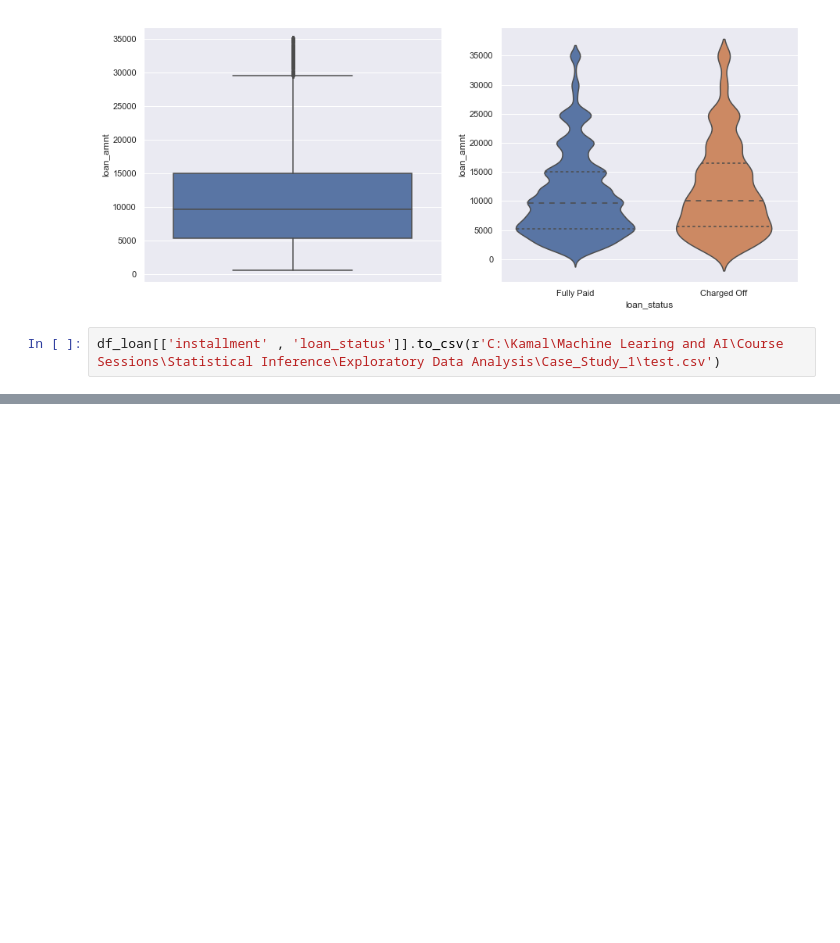
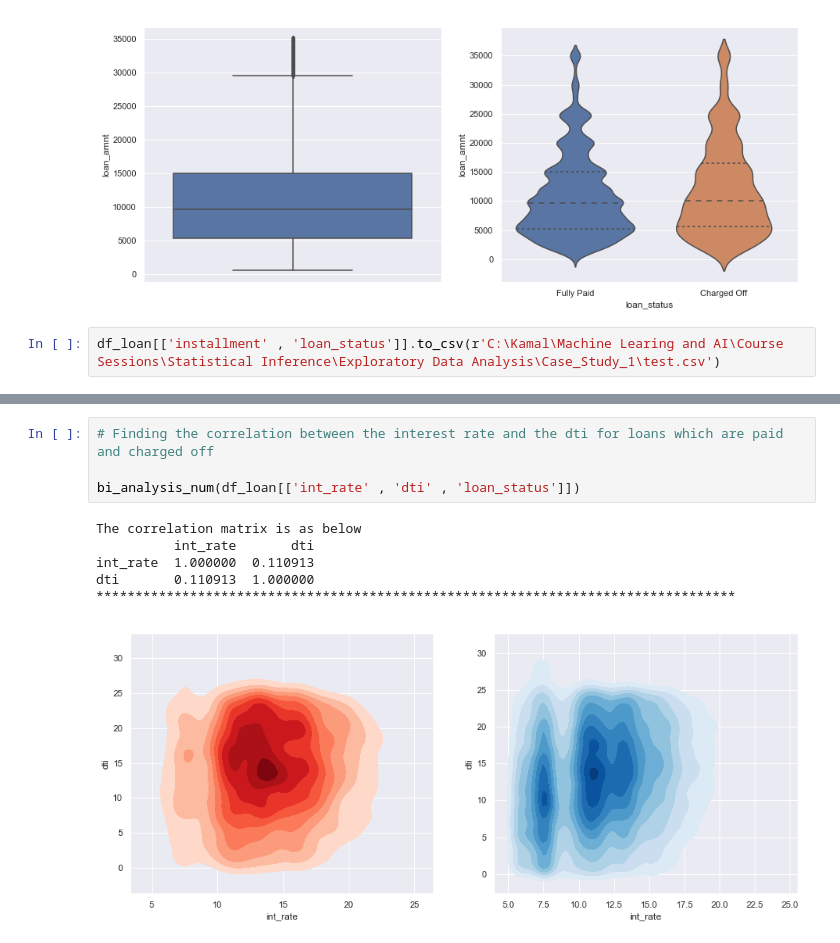
Before and after one commit to saneshashank/course2-GP1, a Jupyter notebook: Kamal_CodeUpdates/Assignment_2.ipynb, the cells around one changed output, grey strips where cells are left out. Drawn from its saved outputs; the diff is of its cells as text; blank space fills up the shorter version.

Commit message:
Bivariate analysis
Updated bivariate analysis of some possibly elated variable

```diff
--- a/Kamal_CodeUpdates/Assignment_2.ipynb
+++ b/Kamal_CodeUpdates/Assignment_2.ipynb
@@ -499,0 +490,11 @@ df_loan[['installment' , 'loan_status']].to_csv(r'C:\Kamal\Machine Learing and A
+# %%
+# Finding the correlation between the interest rate and the dti for loans which are paid and charged off
+
+bi_analysis_num(df_loan[['int_rate' , 'dti' , 'loan_status']])
+# %% [output]
+The correlation matrix is as below
+          int_rate       dti
+int_rate  1.000000  0.110913
+dti       0.110913  1.000000
+**********************************************************************************
+[figure, added]
```
Also changed, not shown: parts of 23 cells of this notebook.
